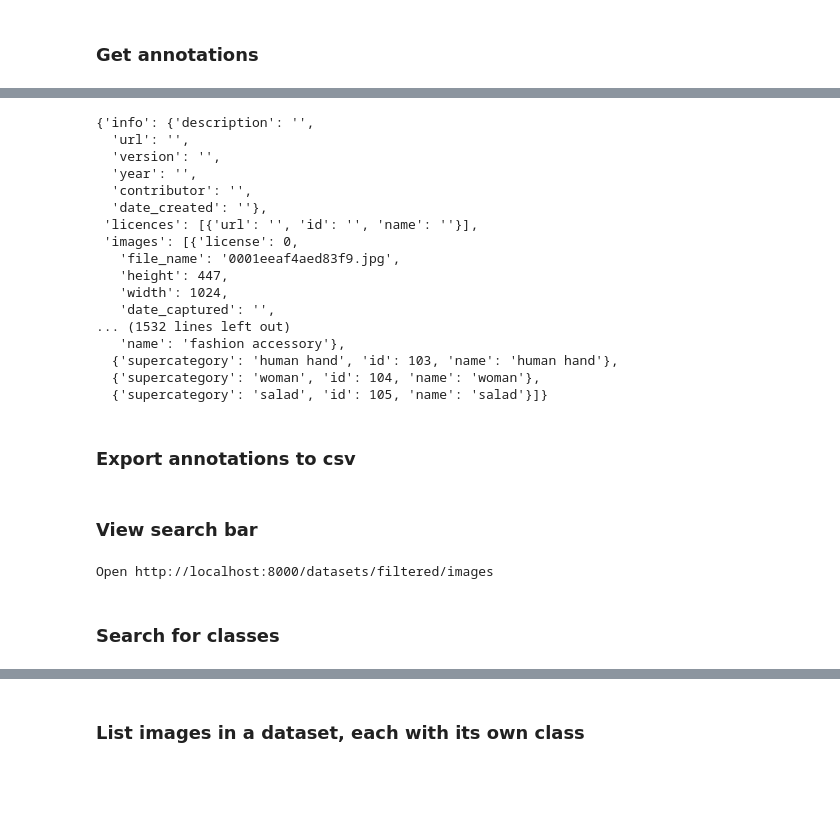
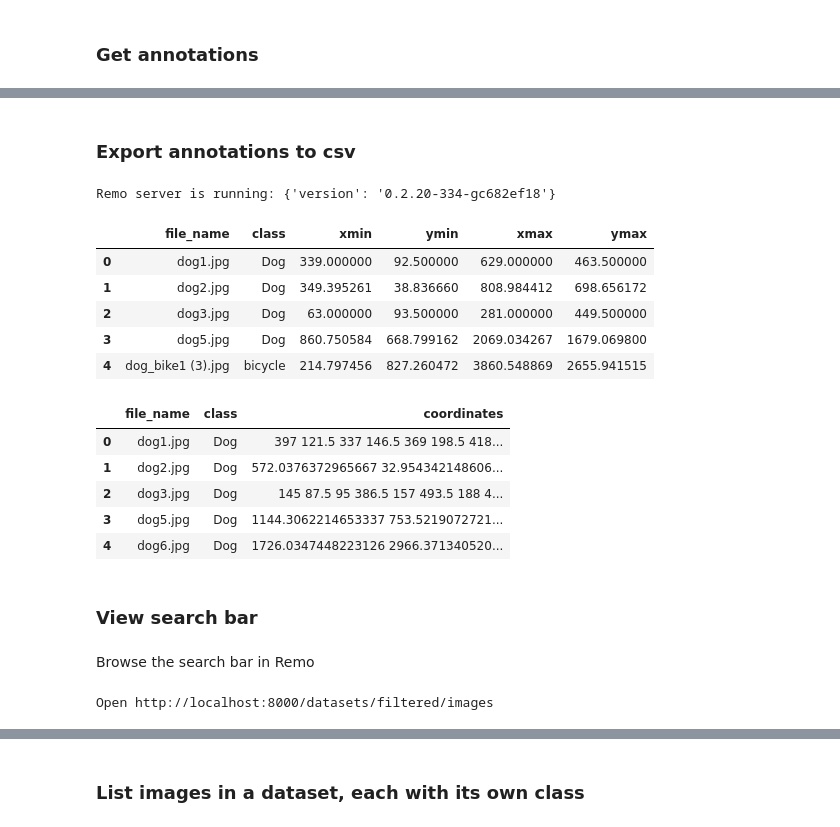
Before and after one commit to rediscovery-io/remo-python, a Jupyter notebook: Rem_local_SDK_examples.ipynb, the cells around one changed output, grey strips where cells are left out. Cells and saved outputs as stored; diff of their text form; code cells hidden in the pictures; blank space fills up the shorter version.

Commit message:
task filter for search and export of segmentation

```diff
--- a/Rem_local_SDK_examples.ipynb
+++ b/Rem_local_SDK_examples.ipynb
@@ -130,22 +179,2 @@ annotation_64_coco = remo.sdk.get_annotations(annotation_set_id=64, annotation_f
-# %%
-annotation_64_coco
-# %% [output]
-{'info': {'description': '',
-  'url': '',
-  'version': '',
-  'year': '',
-  'contributor': '',
-  'date_created': ''},
- 'licences': [{'url': '', 'id': '', 'name': ''}],
- 'images': [{'license': 0,
-   'file_name': '0001eeaf4aed83f9.jpg',
-   'height': 447,
-   'width': 1024,
-   'date_captured': '',
-... (1532 lines left out)
-   'name': 'fashion accessory'},
-  {'supercategory': 'human hand', 'id': 103, 'name': 'human hand'},
-  {'supercategory': 'woman', 'id': 104, 'name': 'woman'},
-  {'supercategory': 'salad', 'id': 105, 'name': 'salad'}]}
 # %% [markdown]
 ### Export annotations to csv
@@ -153,0 +181,16 @@ remo.sdk.export_annotation_json_to_csv(annotation_1_json)
+# %%
+remo.export_annotation_to_csv(annotation_set_id=1, output_file='output.csv', annotation_task=remo.AnnotationTask.object_detection)
+# %% [output]
+Remo server is running: {'version': '0.2.20-334-gc682ef18'}
+# %%
+import pandas as pd
+df = pd.read_csv('output.csv')
+# %%
+df.head()
+# %% [output]
+|  | file_name | class | xmin | ymin | xmax | ymax |
+| 0 | dog1.jpg | Dog | 339.000000 | 92.500000 | 629.000000 | 463.500000 |
+| 1 | dog2.jpg | Dog | 349.395261 | 38.836660 | 808.984412 | 698.656172 |
+| 2 | dog3.jpg | Dog | 63.000000 | 93.500000 | 281.000000 | 449.500000 |
+| 3 | dog5.jpg | Dog | 860.750584 | 668.799162 | 2069.034267 | 1679.069800 |
+| 4 | dog_bike1 (3).jpg | bicycle | 214.797456 | 827.260472 | 3860.548869 | 2655.941515 |
@@ -154,8 +201,17 @@ remo.sdk.export_annotation_json_to_csv(annotation_1_json)
+# %%
+df2.head()
+# %% [output]
+|  | file_name | class | coordinates |
+| 0 | dog1.jpg | Dog | 397 121.5 337 146.5 369 198.5 418... |
+| 1 | dog2.jpg | Dog | 572.0376372965667 32.954342148606... |
+| 2 | dog3.jpg | Dog | 145 87.5 95 386.5 157 493.5 188 4... |
+| 3 | dog5.jpg | Dog | 1144.3062214653337 753.5219072721... |
+| 4 | dog6.jpg | Dog | 1726.0347448223126 2966.371340520... |
 # %% [markdown]
 ### View search bar
+# %% [markdown]
+Browse the search bar in Remo
 # %%
 remo.view_search()
 # %% [output]
 Open http://localhost:8000/datasets/filtered/images
-# %% [markdown]
-### Search for classes
```
Also changed, not shown: parts of 51 cells of this notebook, 4 other files.
